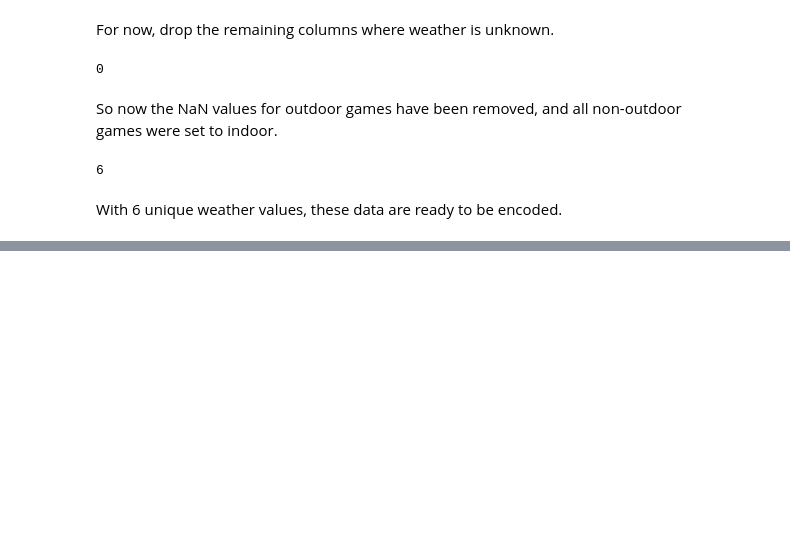
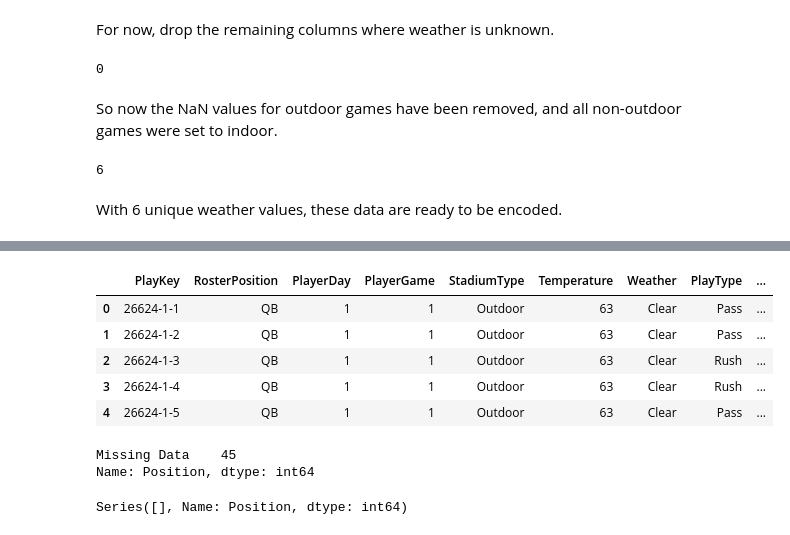
Before and after one commit to agaffney-hub/final-capstone, a Jupyter notebook: EDA.ipynb, the cells around one changed output, grey strips where cells are left out. Drawn from its saved outputs; the diff is of its cells as text; code cells hidden in the pictures; blank space fills up the shorter version.

```diff
--- a/EDA.ipynb
+++ b/EDA.ipynb
@@ -489,0 +534,24 @@ With 6 unique weather values, these data are ready to be encoded.
+# %%
+# Drop the Position Group column
+plays = plays.drop(columns='PositionGroup')
+plays.head()
+# %% [output]
+|  | PlayKey | RosterPosition | PlayerDay | PlayerGame | StadiumType | Temperature | Weather | PlayType | ... |
+| 0 | 26624-1-1 | QB | 1 | 1 | Outdoor | 63 | Clear | Pass | ... |
+| 1 | 26624-1-2 | QB | 1 | 1 | Outdoor | 63 | Clear | Pass | ... |
+| 2 | 26624-1-3 | QB | 1 | 1 | Outdoor | 63 | Clear | Rush | ... |
+| 3 | 26624-1-4 | QB | 1 | 1 | Outdoor | 63 | Clear | Rush | ... |
+| 4 | 26624-1-5 | QB | 1 | 1 | Outdoor | 63 | Clear | Pass | ... |
+# %%
+plays.Position[plays.Position == "Missing Data"].value_counts()
+# %% [output]
+Missing Data    45
+Name: Position, dtype: int64
+# %%
+# This code identifies "Missing Data" from the Position and replaces the missing value with the RosterPosition
+plays['Position'] = np.where(plays['Position'] == 'Missing Data', plays['RosterPosition'], plays['Position'])
+
+# Verify that the missing Data values have been replaced
+plays.Position[plays.Position == "Missing Data"].value_counts()
+# %% [output]
+Series([], Name: Position, dtype: int64)
```
Also changed, not shown: parts of 8 cells of this notebook.
